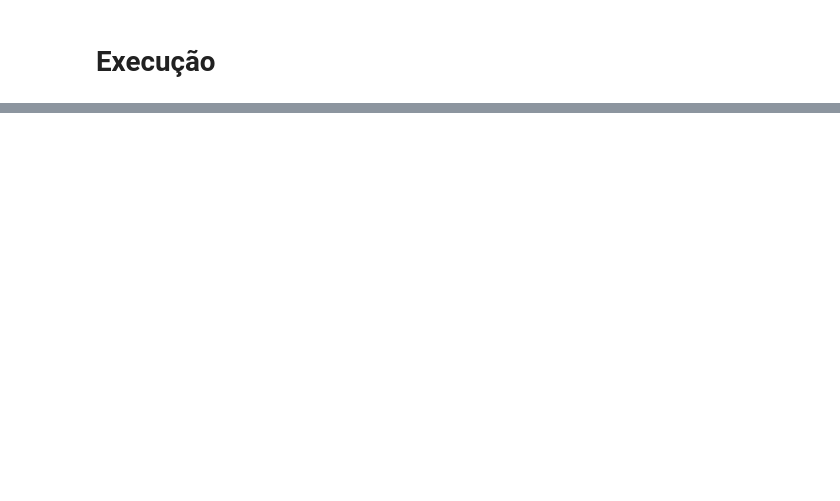
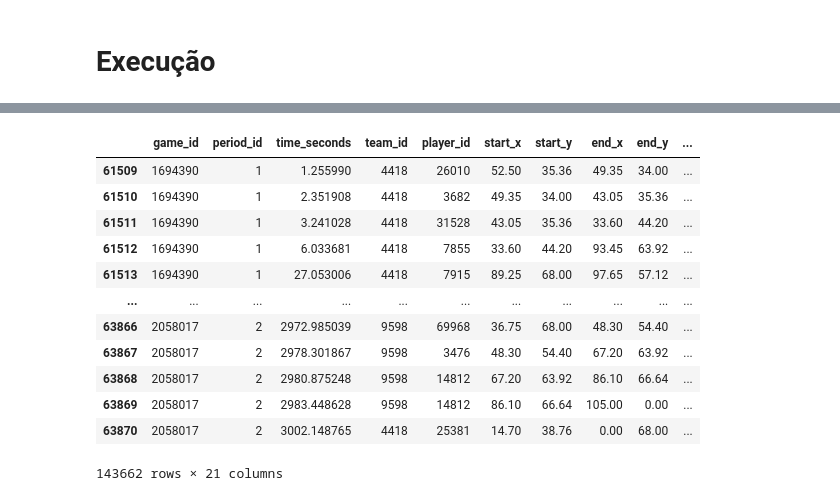
Before and after one commit to JoaoLucas23/ProjetoAprendizadoMaquina, a Jupyter notebook: ProjetoAM.ipynb, the cells around one changed output, grey strips where cells are left out. Cells and saved outputs as stored; diff of their text form; code cells hidden in the pictures; blank space fills up the shorter version.

```diff
--- a/ProjetoAM.ipynb
+++ b/ProjetoAM.ipynb
@@ -488,0 +522,31 @@ array([0.04854572, 0.00556381, 0.00306948, 0.00334178, 0.00533707,
+# %%
+
+def calculateVaep(models, actions):
+
+    predictions = {}
+    for model in tqdm(['scores', 'concedes'], desc="Predicting scores and concedes"):
+        predictions[model] = models[model].predict_proba(test_features)[:, 0]
+
+    predictions = pd.DataFrame(predictions)
+    predictions = vaepformula.value(actions, predictions['scores'], predictions['concedes'])
+    return predictions
+# %%
+preds = calculateVaep(models= models, actions=test_df)
+
+actions_vaep = pd.concat([test_df, preds], axis=1).reset_index(drop=True)
+actions_vaep = actions_vaep.sort_values(by=['game_id','period_id','time_seconds'])
+actions_vaep
+# %% [output]
+|  | game_id | period_id | time_seconds | team_id | player_id | start_x | start_y | end_x | end_y | ... |
+| 61509 | 1694390 | 1 | 1.255990 | 4418 | 26010 | 52.50 | 35.36 | 49.35 | 34.00 | ... |
+| 61510 | 1694390 | 1 | 2.351908 | 4418 | 3682 | 49.35 | 34.00 | 43.05 | 35.36 | ... |
+| 61511 | 1694390 | 1 | 3.241028 | 4418 | 31528 | 43.05 | 35.36 | 33.60 | 44.20 | ... |
+| 61512 | 1694390 | 1 | 6.033681 | 4418 | 7855 | 33.60 | 44.20 | 93.45 | 63.92 | ... |
+| 61513 | 1694390 | 1 | 27.053006 | 4418 | 7915 | 89.25 | 68.00 | 97.65 | 57.12 | ... |
+| ... | ... | ... | ... | ... | ... | ... | ... | ... | ... | ... |
+| 63866 | 2058017 | 2 | 2972.985039 | 9598 | 69968 | 36.75 | 68.00 | 48.30 | 54.40 | ... |
+| 63867 | 2058017 | 2 | 2978.301867 | 9598 | 3476 | 48.30 | 54.40 | 67.20 | 63.92 | ... |
+| 63868 | 2058017 | 2 | 2980.875248 | 9598 | 14812 | 67.20 | 63.92 | 86.10 | 66.64 | ... |
+| 63869 | 2058017 | 2 | 2983.448628 | 9598 | 14812 | 86.10 | 66.64 | 105.00 | 0.00 | ... |
+| 63870 | 2058017 | 2 | 3002.148765 | 4418 | 25381 | 14.70 | 38.76 | 0.00 | 68.00 | ... |
+143662 rows × 21 columns
```
Also changed, not shown: parts of 36 cells of this notebook.
